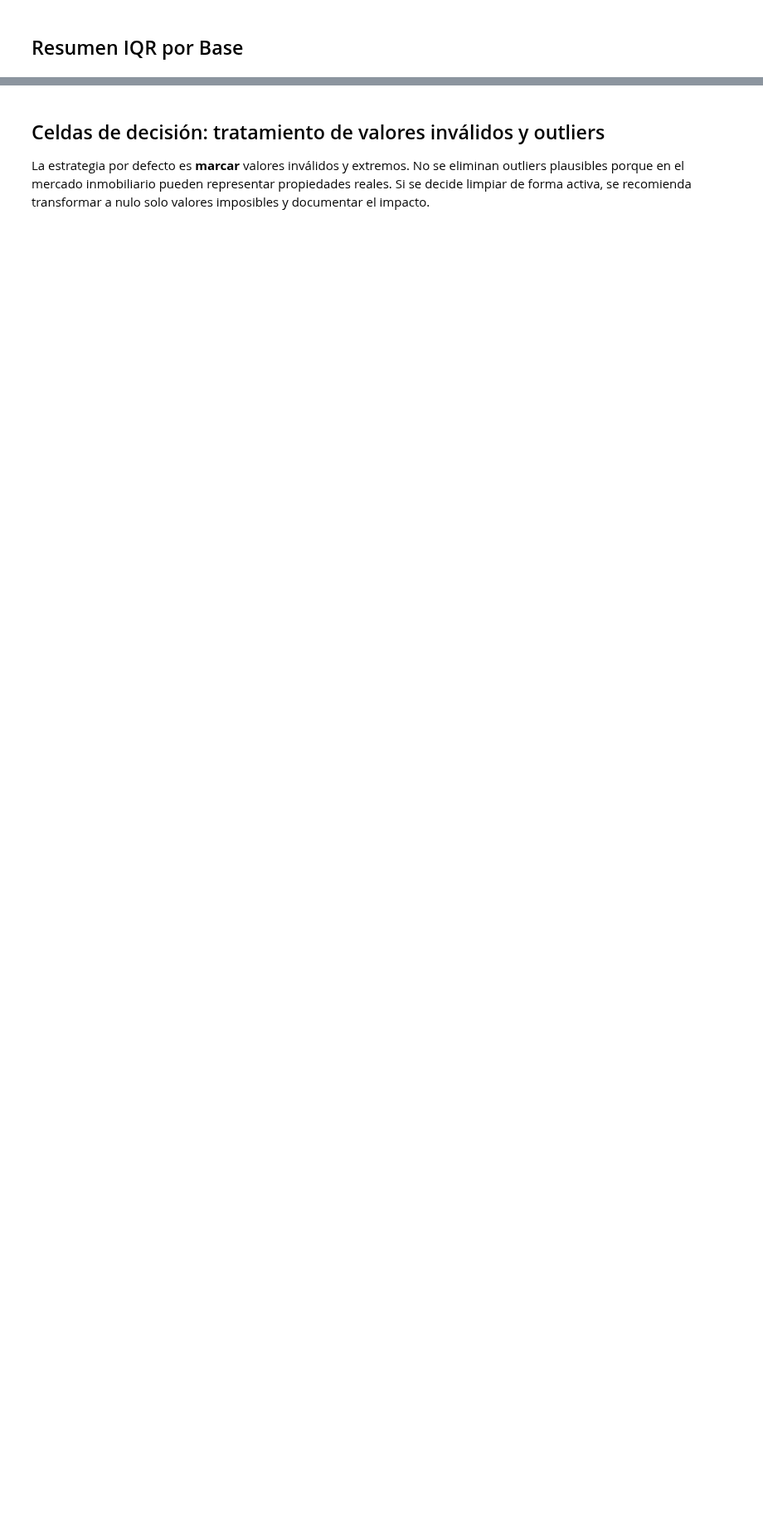
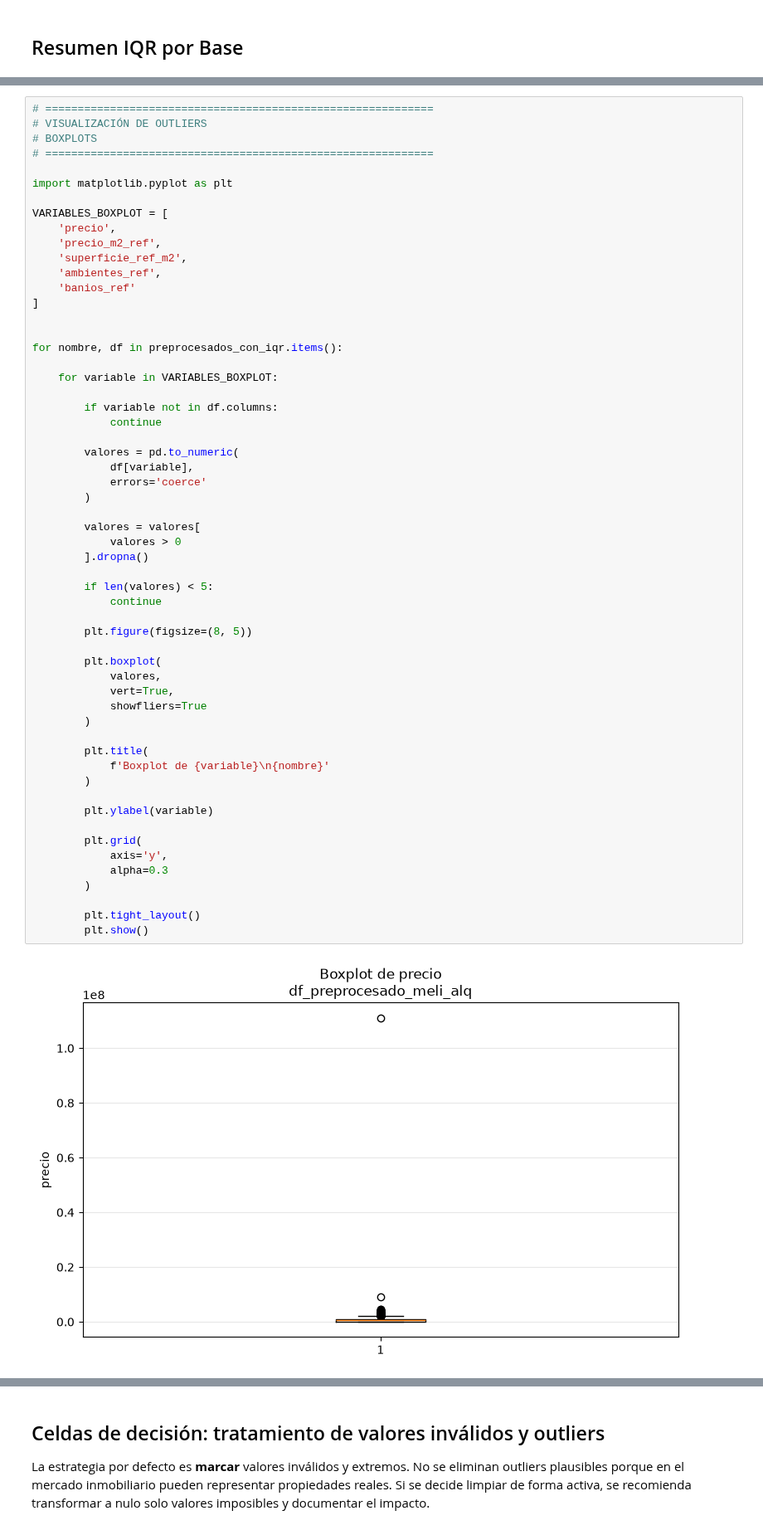
Before and after one commit to arirakowitba/TP_analitica_descriptiva_grupo1_2q2026, a Jupyter notebook: notebooks/04_outliers.ipynb, the cells around one changed output, grey strips where cells are left out. Shown at 83% size. Drawn from its saved outputs; the diff is of its cells as text; blank space fills up the shorter version.

Commit message:
outliers boxplots y método iqr

```diff
--- a/notebooks/04_outliers.ipynb
+++ b/notebooks/04_outliers.ipynb
@@ -373,0 +476,59 @@ display(resumen_iqr)
+# %%
+# ============================================================
+# VISUALIZACIÓN DE OUTLIERS
+# BOXPLOTS
+# ============================================================
+
+import matplotlib.pyplot as plt
+
+VARIABLES_BOXPLOT = [
+    'precio',
+    'precio_m2_ref',
+    'superficie_ref_m2',
+    'ambientes_ref',
+    'banios_ref'
+]
+
+
+for nombre, df in preprocesados_con_iqr.items():
+
+    for variable in VARIABLES_BOXPLOT:
+
+        if variable not in df.columns:
+            continue
+
+        valores = pd.to_numeric(
+            df[variable],
+            errors='coerce'
+        )
+
+        valores = valores[
+            valores > 0
+        ].dropna()
+
+        if len(valores) < 5:
+            continue
+
+        plt.figure(figsize=(8, 5))
+
+        plt.boxplot(
+            valores,
+            vert=True,
+            showfliers=True
+        )
+
+        plt.title(
+            f'Boxplot de {variable}\n{nombre}'
+        )
+
+        plt.ylabel(variable)
+
+        plt.grid(
+            axis='y',
+            alpha=0.3
+        )
+
+        plt.tight_layout()
+        plt.show()
+# %% [output]
+[figure, added]
```
Also changed, not shown: parts of 14 cells of this notebook, 12 other files.
